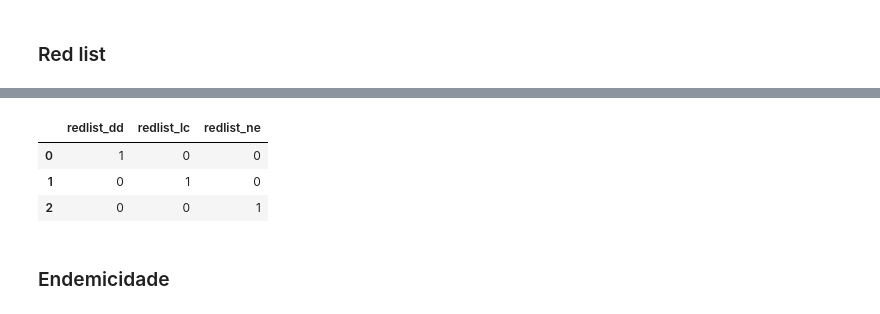
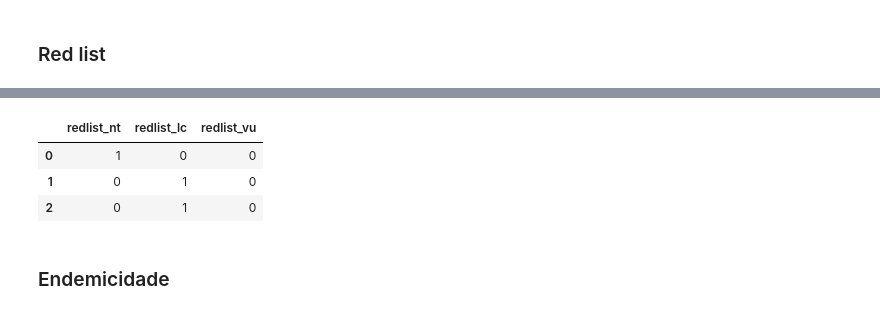
Before and after one commit to pedrosiracusa/guia_anuros_chapada, a Jupyter notebook: build/notebooks/clean_species_datasheet.ipynb, the cells around one changed output, grey strips where cells are left out. Drawn from its saved outputs; the diff is of its cells as text; code cells hidden in the pictures.

```diff
--- a/build/notebooks/clean_species_datasheet.ipynb
+++ b/build/notebooks/clean_species_datasheet.ipynb
@@ -4,7 +4,7 @@ import numpy as np
 import re
 import json
 # %%
-dataFile = 'tmp/speciesdata.csv'
+dataFile = 'especiesdata.csv'
 df = pd.read_csv(dataFile)
 df = df[df['incluir_guia_web']==1]
 #df.info()
@@ -26,6 +26,7 @@ df.rename( {'Espécie':'scientificName',
             'Habitat de vida (mata ou floresta/area aberta/pedras)*':'habitat',
             'Tamanho real (mm) - fêmea':'tamanho_femea',
             'Tamanho real (mm) - macho':'tamanho_macho',
+            'Red List - sigla':'Red List',
             'Chances de encontros (muito raro/raro/frequente/muito frequente)': 'detectability'}, axis=1, inplace=True)
 # %%
 df.head(3)
@@ -99,4 +120,3 @@ Name: vernacularNames, dtype: object
 # %%
 df['Red List'] = df['Red List'].str.lower()
-df.loc[ df['Red List']=='não avaliada','Red List']='ne'
 df = pd.get_dummies(data=df, prefix='redlist', columns=['Red List'], dtype=int)
@@ -103,10 +141,10 @@ df = pd.get_dummies(data=df, prefix='redlist', columns=['Red List'], dtype=int)
 # %%
-df[['redlist_dd','redlist_lc', 'redlist_ne'  ]].head(3)
+df[['redlist_nt','redlist_lc', 'redlist_vu'  ]].head(3)
 # %% [output]
-|  | redlist_dd | redlist_lc | redlist_ne |
+|  | redlist_nt | redlist_lc | redlist_vu |
 | 0 | 1 | 0 | 0 |
 | 1 | 0 | 1 | 0 |
-| 2 | 0 | 0 | 1 |
+| 2 | 0 | 1 | 0 |
 # %% [markdown]
 ### Endemicidade
 # %%
```
Also changed, not shown: parts of 7 cells of this notebook, 2 other files.
